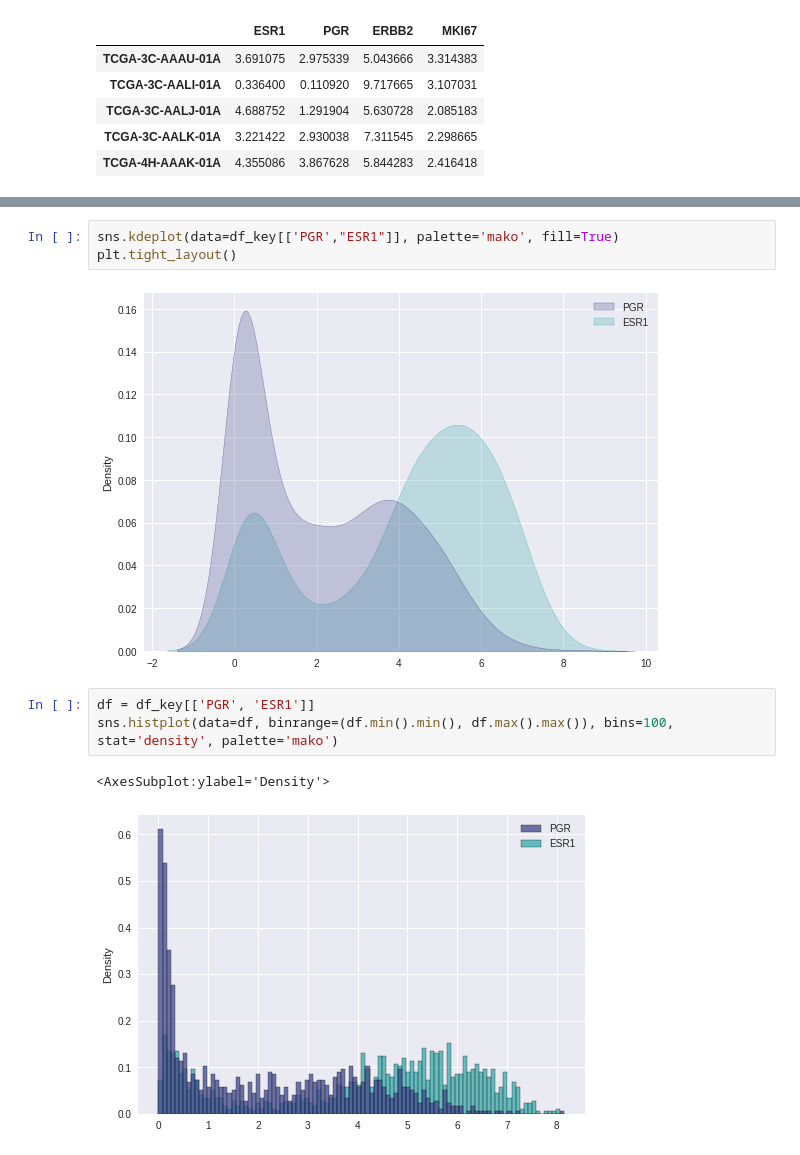
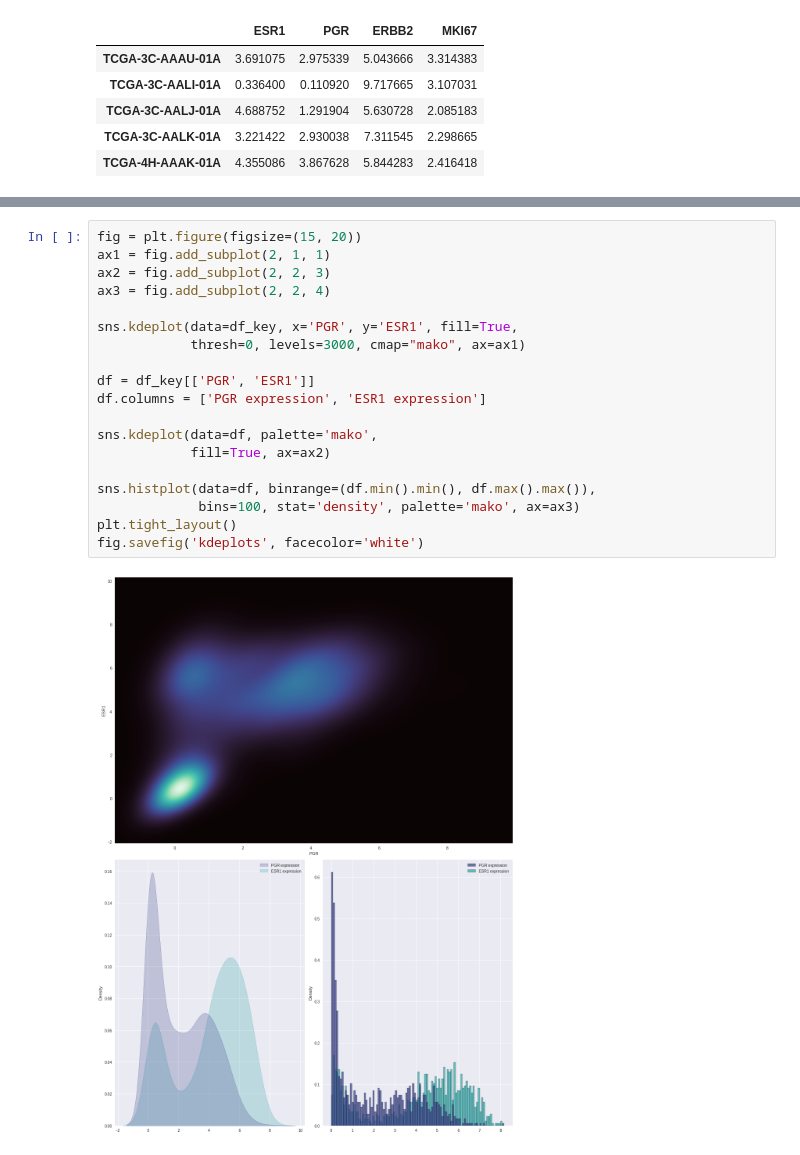
Before and after one commit to alex123012/Bioinf_HW, a Jupyter notebook: eleventh_HW/Untitled.ipynb, the cells around one changed output, grey strips where cells are left out. Cells and saved outputs as stored; diff of their text form.

Commit message:
change elevent 4th palette

```diff
--- a/eleventh_HW/Untitled.ipynb
+++ b/eleventh_HW/Untitled.ipynb
@@ -144,11 +139,21 @@ plt.tight_layout()
-# %%
-sns.kdeplot(data=df_key[['PGR',"ESR1"]], palette='mako', fill=True)
-plt.tight_layout()
-# %% [output]
-[figure, removed]
-# %%
-df = df_key[['PGR', 'ESR1']]
-sns.histplot(data=df, binrange=(df.min().min(), df.max().max()), bins=100, stat='density', palette='mako')
-# %% [output]
-<AxesSubplot:ylabel='Density'>
-[figure, removed]
+# %%
+fig = plt.figure(figsize=(15, 20))
+ax1 = fig.add_subplot(2, 1, 1)
+ax2 = fig.add_subplot(2, 2, 3)
+ax3 = fig.add_subplot(2, 2, 4)
+
+sns.kdeplot(data=df_key, x='PGR', y='ESR1', fill=True,
+            thresh=0, levels=3000, cmap="mako", ax=ax1)
+
+df = df_key[['PGR', 'ESR1']]
+df.columns = ['PGR expression', 'ESR1 expression']
+
+sns.kdeplot(data=df, palette='mako',
+            fill=True, ax=ax2)
+
+sns.histplot(data=df, binrange=(df.min().min(), df.max().max()),
+             bins=100, stat='density', palette='mako', ax=ax3)
+plt.tight_layout()
+fig.savefig('kdeplots', facecolor='white')
+# %% [output]
+[figure, added]
```
Also changed, not shown: parts of 3 cells of this notebook, 1 other file.
